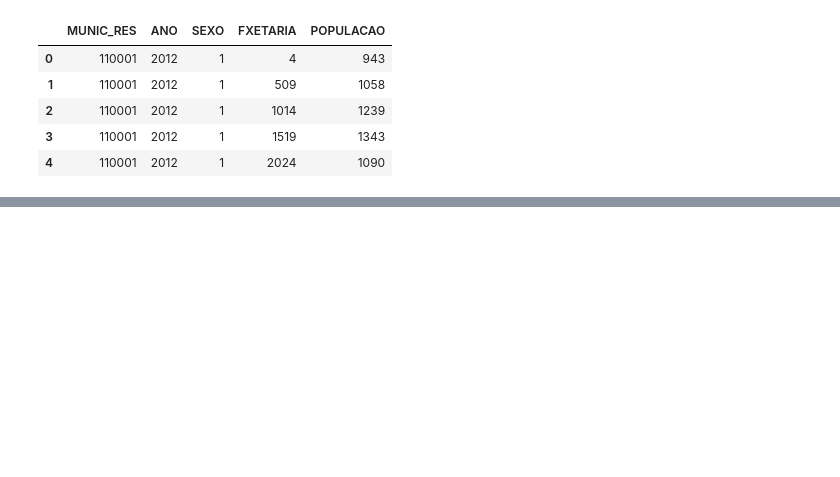
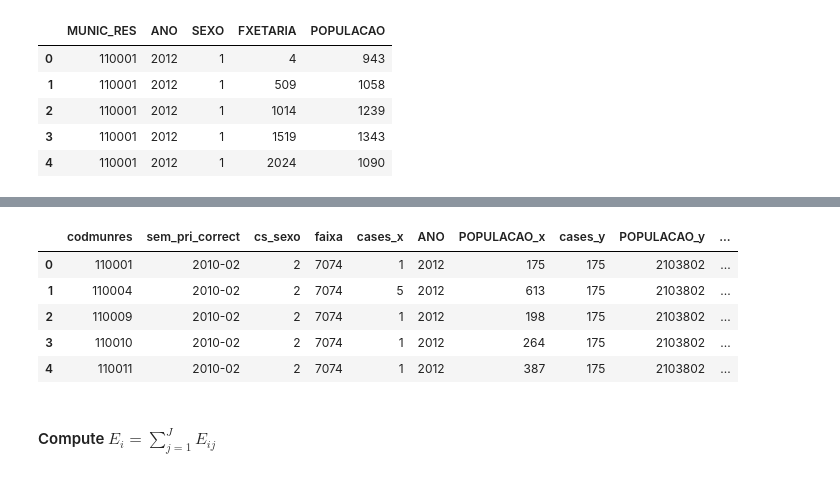
Before and after one commit to Julian-sun/Modelling-Task-Force-Arboviruses, a Jupyter notebook: scripts/Format data for descriptive and modelling analysis.ipynb, the cells around one changed output, grey strips where cells are left out. Cells and saved outputs as stored; diff of their text form; code cells hidden in the pictures; blank space fills up the shorter version.

```diff
--- a/scripts/Format data for descriptive and modelling analysis.ipynb
+++ b/scripts/Format data for descriptive and modelling analysis.ipynb
@@ -182,0 +298,11 @@ for week in teste.sem_pri_correct:
+# %%
+cities_weekly_series.head()
+# %% [output]
+|  | codmunres | sem_pri_correct | cs_sexo | faixa | cases_x | ANO | POPULACAO_x | cases_y | POPULACAO_y | ... |
+| 0 | 110001 | 2010-02 | 2 | 7074 | 1 | 2012 | 175 | 175 | 2103802 | ... |
+| 1 | 110004 | 2010-02 | 2 | 7074 | 5 | 2012 | 613 | 175 | 2103802 | ... |
+| 2 | 110009 | 2010-02 | 2 | 7074 | 1 | 2012 | 198 | 175 | 2103802 | ... |
+| 3 | 110010 | 2010-02 | 2 | 7074 | 1 | 2012 | 264 | 175 | 2103802 | ... |
+| 4 | 110011 | 2010-02 | 2 | 7074 | 1 | 2012 | 387 | 175 | 2103802 | ... |
+# %% [markdown]
+#### Compute $E_{i} = \sum_{j=1}^{J}E_{ij}$
```
Also changed, not shown: parts of 66 cells of this notebook, 2 other files.
